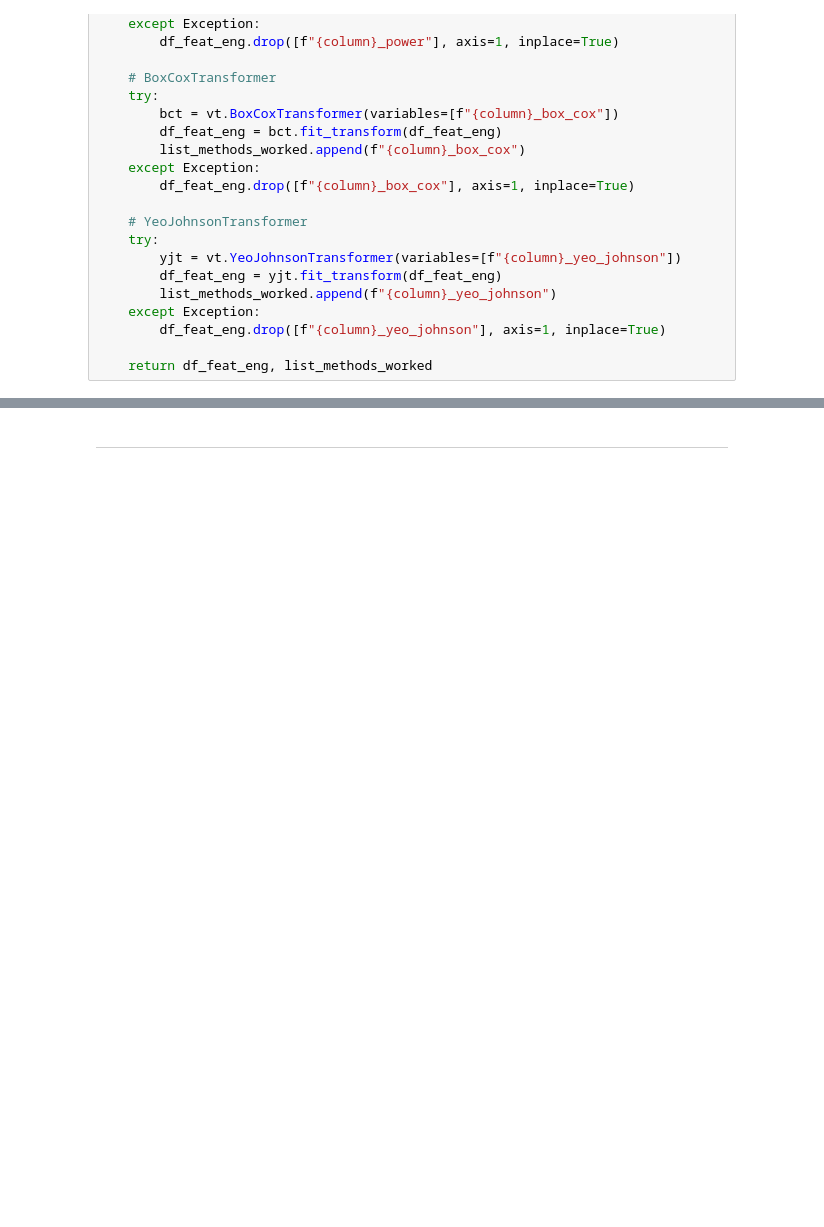
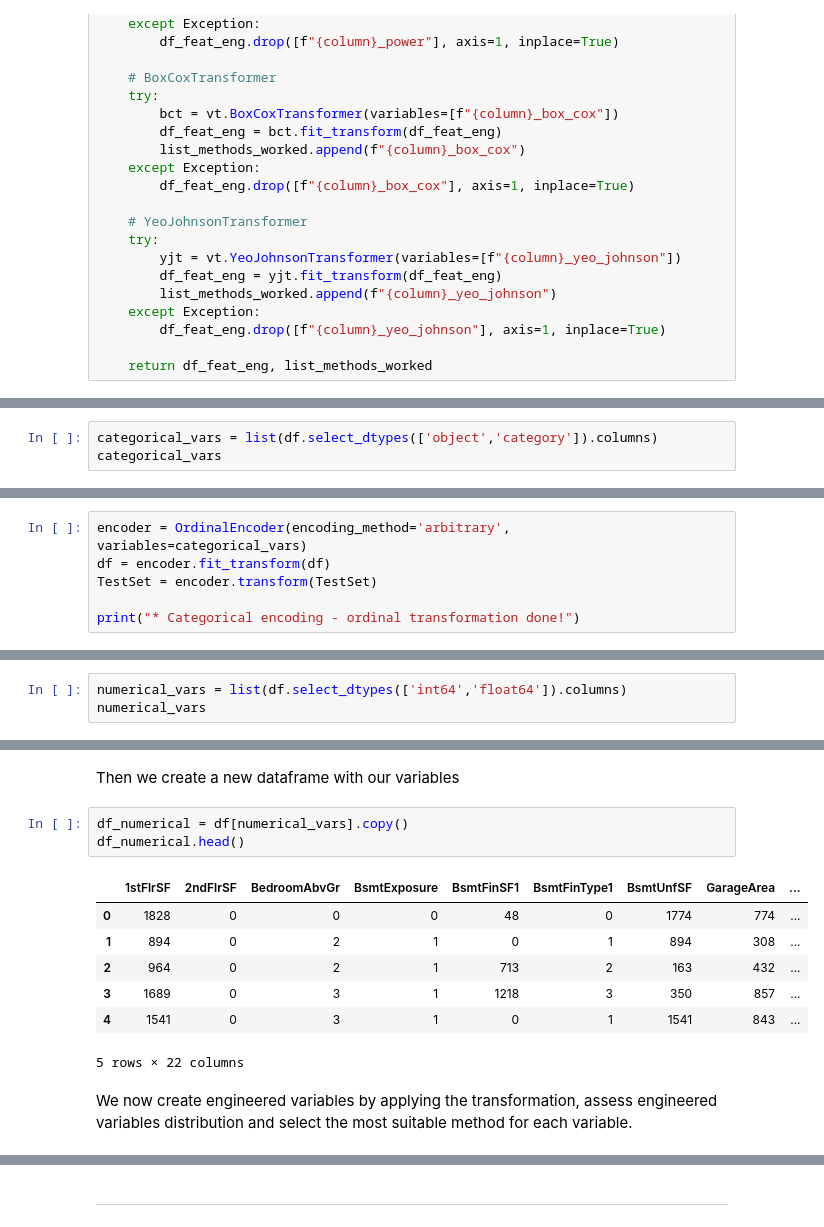
Before and after one commit to totes7/project-portfolio-5, a Jupyter notebook: jupyter_notebooks/04 - FeatureEngineering.ipynb, the cells around one changed output, grey strips where cells are left out. Saved outputs shown, nothing was run; the diff lists cells and outputs as text; blank space fills up the shorter version.

```diff
--- a/jupyter_notebooks/04 - FeatureEngineering.ipynb
+++ b/jupyter_notebooks/04 - FeatureEngineering.ipynb
@@ -304,0 +317,3 @@ def FeatEngineering_Numerical(df_feat_eng, column):
+# %%
+categorical_vars = list(df.select_dtypes(['object','category']).columns)
+categorical_vars
@@ -304,0 +358,6 @@ def FeatEngineering_Numerical(df_feat_eng, column):
+# %%
+encoder = OrdinalEncoder(encoding_method='arbitrary', variables=categorical_vars)
+df = encoder.fit_transform(df)
+TestSet = encoder.transform(TestSet)
+
+print("* Categorical encoding - ordinal transformation done!")
@@ -304,0 +370,3 @@ def FeatEngineering_Numerical(df_feat_eng, column):
+# %%
+numerical_vars = list(df.select_dtypes(['int64','float64']).columns)
+numerical_vars
@@ -304,0 +391,15 @@ def FeatEngineering_Numerical(df_feat_eng, column):
+# %% [markdown]
+Then we create a new dataframe with our variables
+# %%
+df_numerical = df[numerical_vars].copy()
+df_numerical.head()
+# %% [output]
+|  | 1stFlrSF | 2ndFlrSF | BedroomAbvGr | BsmtExposure | BsmtFinSF1 | BsmtFinType1 | BsmtUnfSF | GarageArea | ... |
+| 0 | 1828 | 0 | 0 | 0 | 48 | 0 | 1774 | 774 | ... |
+| 1 | 894 | 0 | 2 | 1 | 0 | 1 | 894 | 308 | ... |
+| 2 | 964 | 0 | 2 | 1 | 713 | 2 | 163 | 432 | ... |
+| 3 | 1689 | 0 | 3 | 1 | 1218 | 3 | 350 | 857 | ... |
+| 4 | 1541 | 0 | 3 | 1 | 0 | 1 | 1541 | 843 | ... |
+5 rows × 22 columns
+# %% [markdown]
+We now create engineered variables by applying the transformation, assess engineered variables distribution and select the most suitable method for each variable.
```
Also changed, not shown: parts of 21 cells of this notebook.
